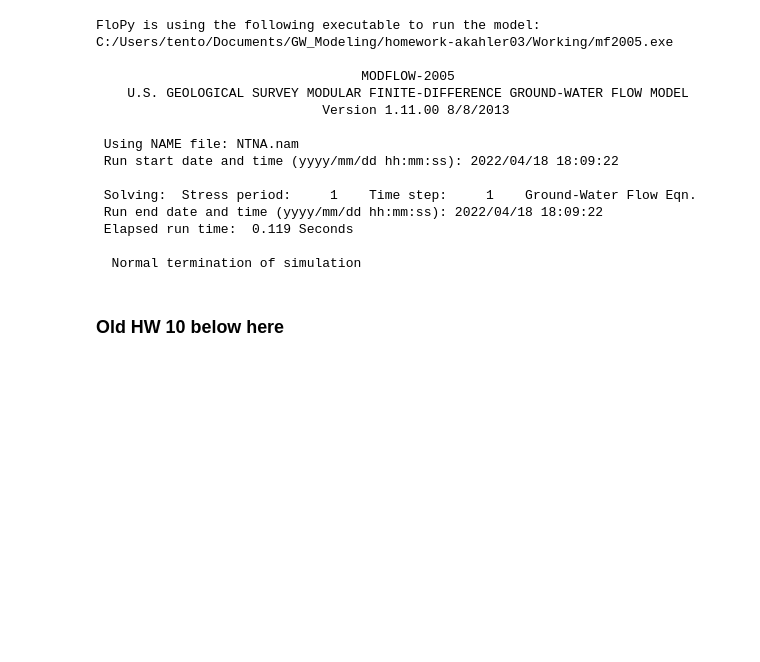
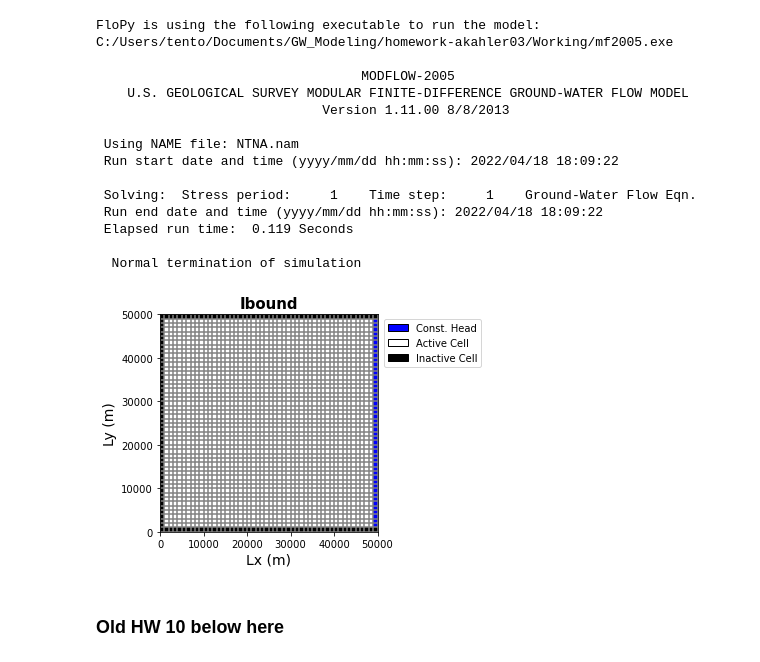
Before and after one commit to GW-modelling-Spring2022/homework-akahler03, a Jupyter notebook: Working/HW12_WatershedModel/HW12_restart_HW10.ipynb, the cells around one changed output. Saved outputs shown, nothing was run; the diff lists cells and outputs as text; code cells hidden in the pictures; blank space fills up the shorter version.

```diff
--- a/Working/HW12_WatershedModel/HW12_restart_HW10.ipynb
+++ b/Working/HW12_WatershedModel/HW12_restart_HW10.ipynb
@@ -217,6 +326,39 @@ FloPy is using the following executable to run the model: C:/Users/tento/Documen
  Elapsed run time:  0.119 Seconds
 
   Normal termination of simulation
+# %%
+#Check Bedrock
+ibound = np.ones((nlay, nrow, ncol), dtype=np.int32)
+ibound[:, :, -1] = -1   #right boundary of constant head
+ibound[:,:,0] = 0       #left boundary of no flow
+ibound[:,0,:] = 0       #top boundary of no flow
+ibound[:,-1,:] = 0      #bottom boundary of no flow
+
+#Bedrock Top Layer
+ibound[:,0:5,0:5] = 0  #top no flow
+
+#Bedrock Middle Layer
+ibound[1,0:7,0:7] = 0  #middle no flow
+
+#Bedrock Bottom Layer
+ibound[2,0:9,0:9] = 0  #bottom no flow
+
+#Model Map
+#plot grid and ibound
+modelmap = flopy.plot.PlotMapView(model=m1, layer=0)
+grid = modelmap.plot_grid()
+ib = modelmap.plot_ibound()
+#add labels and legend
+plt.xlabel('Lx (m)',fontsize = 14)
+plt.ylabel('Ly (m)',fontsize = 14)
+plt.title('Ibound', fontsize = 15, fontweight = 'bold')
+plt.legend(handles=[mp.patches.Patch(color='blue',label='Const. Head',ec='black'),
+                   mp.patches.Patch(color='white',label='Active Cell',ec='black'),
+                   mp.patches.Patch(color='black',label='Inactive Cell',ec='black')],
+                   bbox_to_anchor=(1.5,1.0))
+plt.show(modelmap)
+# %% [output]
+[figure, added]
 # %% [markdown]
 ### Old HW 10 below here
 # %% [markdown]
```
Also changed, not shown: parts of 2 cells of this notebook.
